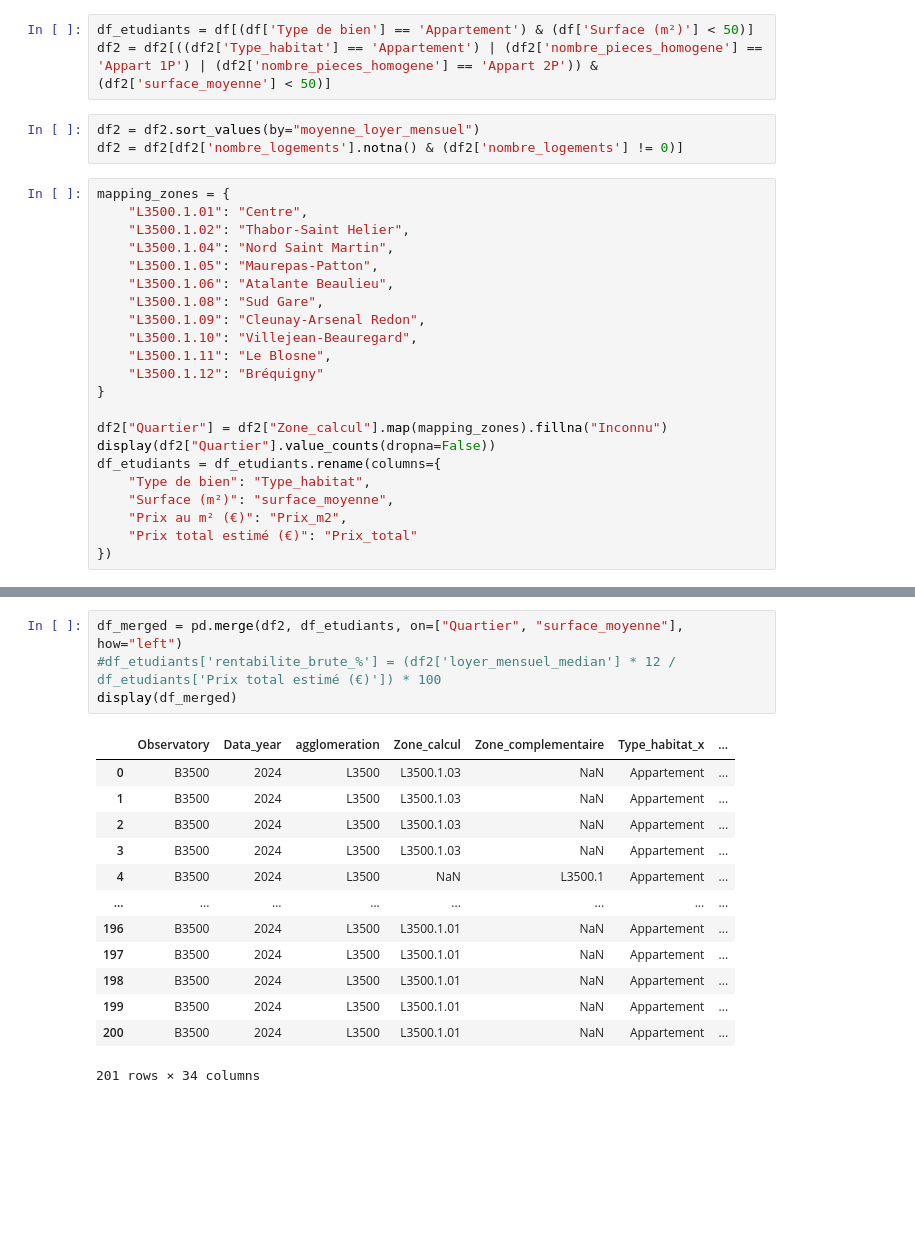
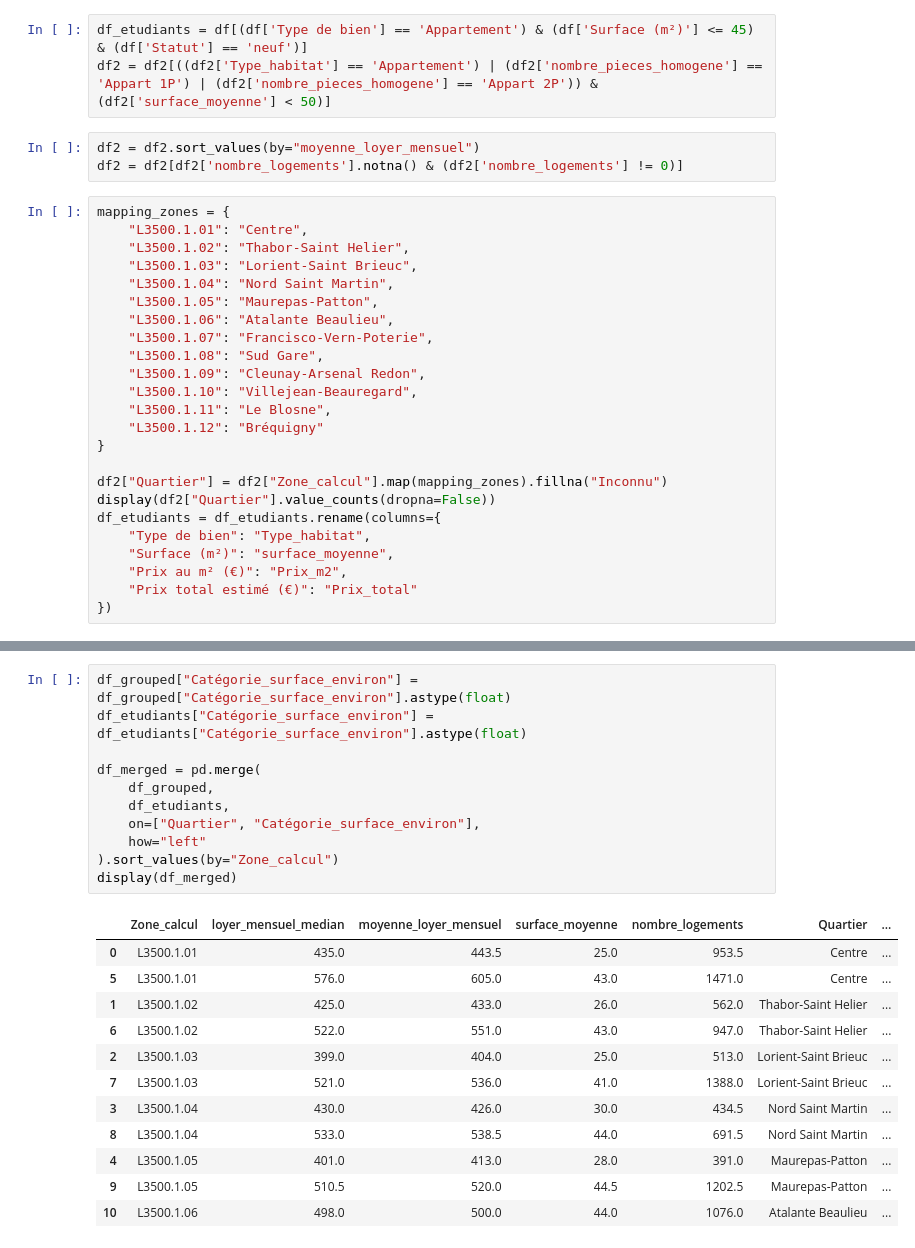
Before and after one commit to adam2504/Analyse_Donnees_Foncieres, a Jupyter notebook: notebook_lucien.ipynb, the cells around one changed output, grey strips where cells are left out. Cells and saved outputs as stored; diff of their text form; blank space fills up the shorter version.

```diff
--- a/notebook_lucien.ipynb
+++ b/notebook_lucien.ipynb
@@ -219,7 +216,7 @@ df['Surface (m²)'] = df['Surface (m²)'].astype(float)
 df['Prix au m² (€)'] = df['Prix au m² (€)'].astype(float)
 df['Prix total estimé (€)'] = df['Prix total estimé (€)'].astype(float)
 # %%
-df_etudiants = df[(df['Type de bien'] == 'Appartement') & (df['Surface (m²)'] < 50)]
+df_etudiants = df[(df['Type de bien'] == 'Appartement') & (df['Surface (m²)'] <= 45) & (df['Statut'] == 'neuf')]
 df2 = df2[((df2['Type_habitat'] == 'Appartement') | (df2['nombre_pieces_homogene'] == 'Appart 1P') | (df2['nombre_pieces_homogene'] == 'Appart 2P')) & (df2['surface_moyenne'] < 50)]
 # %%
 df2 = df2.sort_values(by="moyenne_loyer_mensuel")
@@ -228,9 +225,11 @@ df2 = df2[df2['nombre_logements'].notna() & (df2['nombre_logements'] != 0)]
 mapping_zones = {
     "L3500.1.01": "Centre",
     "L3500.1.02": "Thabor-Saint Helier",
+    "L3500.1.03": "Lorient-Saint Brieuc",
     "L3500.1.04": "Nord Saint Martin",
     "L3500.1.05": "Maurepas-Patton",
     "L3500.1.06": "Atalante Beaulieu",
+    "L3500.1.07": "Francisco-Vern-Poterie",
     "L3500.1.08": "Sud Gare",
     "L3500.1.09": "Cleunay-Arsenal Redon",
     "L3500.1.10": "Villejean-Beauregard",
@@ -285,18 +321,24 @@ display(df_etudiants.head(10))
 # %%
-df_merged = pd.merge(df2, df_etudiants, on=["Quartier", "surface_moyenne"], how="left")
-#df_etudiants['rentabilite_brute_%'] = (df2['loyer_mensuel_median'] * 12 / df_etudiants['Prix total estimé (€)']) * 100
+df_grouped["Catégorie_surface_environ"] = df_grouped["Catégorie_surface_environ"].astype(float)
+df_etudiants["Catégorie_surface_environ"] = df_etudiants["Catégorie_surface_environ"].astype(float)
+
+df_merged = pd.merge(
+    df_grouped,
+    df_etudiants,
+    on=["Quartier", "Catégorie_surface_environ"],
+    how="left"
+).sort_values(by="Zone_calcul")
 display(df_merged)
 # %% [output]
-|  | Observatory | Data_year | agglomeration | Zone_calcul | Zone_complementaire | Type_habitat_x | ... |
-| 0 | B3500 | 2024 | L3500 | L3500.1.03 | NaN | Appartement | ... |
-| 1 | B3500 | 2024 | L3500 | L3500.1.03 | NaN | Appartement | ... |
-| 2 | B3500 | 2024 | L3500 | L3500.1.03 | NaN | Appartement | ... |
-| 3 | B3500 | 2024 | L3500 | L3500.1.03 | NaN | Appartement | ... |
-| 4 | B3500 | 2024 | L3500 | NaN | L3500.1 | Appartement | ... |
-| ... | ... | ... | ... | ... | ... | ... | ... |
-| 196 | B3500 | 2024 | L3500 | L3500.1.01 | NaN | Appartement | ... |
-| 197 | B3500 | 2024 | L3500 | L3500.1.01 | NaN | Appartement | ... |
-| 198 | B3500 | 2024 | L3500 | L3500.1.01 | NaN | Appartement | ... |
-| 199 | B3500 | 2024 | L3500 | L3500.1.01 | NaN | Appartement | ... |
-| 200 | B3500 | 2024 | L3500 | L3500.1.01 | NaN | Appartement | ... |
+|  | Zone_calcul | loyer_mensuel_median | moyenne_loyer_mensuel | surface_moyenne | nombre_logements | Quartier | ... |
+| 0 | L3500.1.01 | 435.0 | 443.5 | 25.0 | 953.5 | Centre | ... |
+| 5 | L3500.1.01 | 576.0 | 605.0 | 43.0 | 1471.0 | Centre | ... |
+| 1 | L3500.1.02 | 425.0 | 433.0 | 26.0 | 562.0 | Thabor-Saint Helier | ... |
+| 6 | L3500.1.02 | 522.0 | 551.0 | 43.0 | 947.0 | Thabor-Saint Helier | ... |
+| 2 | L3500.1.03 | 399.0 | 404.0 | 25.0 | 513.0 | Lorient-Saint Brieuc | ... |
+| 7 | L3500.1.03 | 521.0 | 536.0 | 41.0 | 1388.0 | Lorient-Saint Brieuc | ... |
+| 3 | L3500.1.04 | 430.0 | 426.0 | 30.0 | 434.5 | Nord Saint Martin | ... |
+| 8 | L3500.1.04 | 533.0 | 538.5 | 44.0 | 691.5 | Nord Saint Martin | ... |
+| 4 | L3500.1.05 | 401.0 | 413.0 | 28.0 | 391.0 | Maurepas-Patton | ... |
+| 9 | L3500.1.05 | 510.5 | 520.0 | 44.5 | 1202.5 | Maurepas-Patton | ... |
+| 10 | L3500.1.06 | 498.0 | 500.0 | 44.0 | 1076.0 | Atalante Beaulieu | ... |
-201 rows × 34 columns
```
Also changed, not shown: parts of 7 cells of this notebook.
